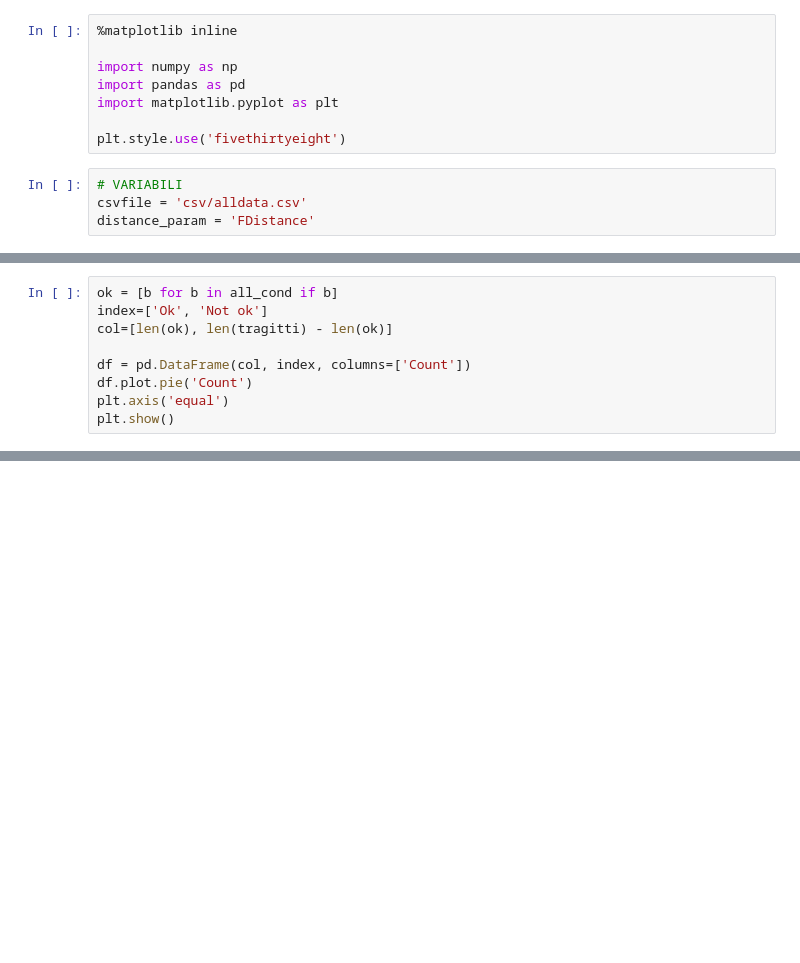
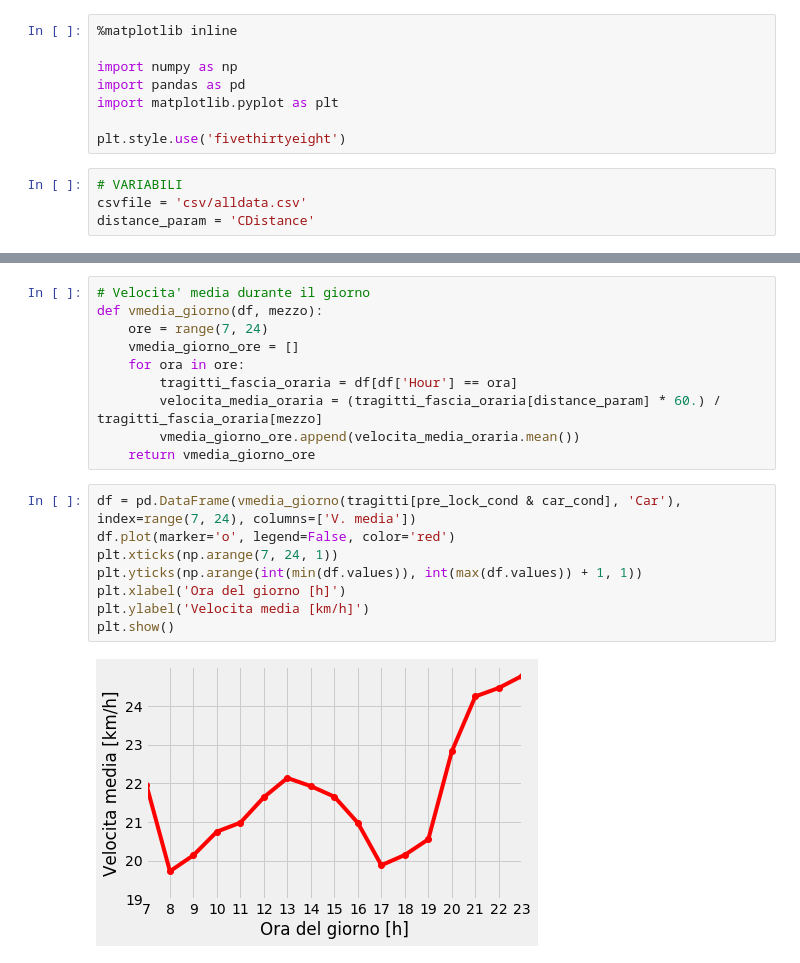
Before and after one commit to mmastrapasqua7/kowalskianalysis, a Jupyter notebook: jupyter/1_Prima_Analisi_Dati_Raccolti.ipynb, the cells around one changed output, grey strips where cells are left out. Cells and saved outputs as stored; diff of their text form; blank space fills up the shorter version.

```diff
--- a/jupyter/1_Prima_Analisi_Dati_Raccolti.ipynb
+++ b/jupyter/1_Prima_Analisi_Dati_Raccolti.ipynb
@@ -9,6 +9,6 @@ plt.style.use('fivethirtyeight')
 # %%
 # VARIABILI
 csvfile = 'csv/alldata.csv'
-distance_param = 'FDistance'
+distance_param = 'CDistance'
 # %%
 tragitti = pd.read_csv(csvfile, index_col=False)
@@ -30,9 +32,0 @@ all_cond = distance_cond & public_cond & bike_cond & foot_cond & car_cond & car2
-# %%
-ok = [b for b in all_cond if b]
-index=['Ok', 'Not ok']
-col=[len(ok), len(tragitti) - len(ok)]
-
-df = pd.DataFrame(col, index, columns=['Count'])
-df.plot.pie('Count')
-plt.axis('equal')
-plt.show()
@@ -40,0 +55,20 @@ plt.show()
+# %%
+# Velocita' media durante il giorno
+def vmedia_giorno(df, mezzo):
+    ore = range(7, 24)
+    vmedia_giorno_ore = []
+    for ora in ore:
+        tragitti_fascia_oraria = df[df['Hour'] == ora]
+        velocita_media_oraria = (tragitti_fascia_oraria[distance_param] * 60.) / tragitti_fascia_oraria[mezzo]
+        vmedia_giorno_ore.append(velocita_media_oraria.mean())
+    return vmedia_giorno_ore
+# %%
+df = pd.DataFrame(vmedia_giorno(tragitti[pre_lock_cond & car_cond], 'Car'), index=range(7, 24), columns=['V. media'])
+df.plot(marker='o', legend=False, color='red')
+plt.xticks(np.arange(7, 24, 1))
+plt.yticks(np.arange(int(min(df.values)), int(max(df.values)) + 1, 1))
+plt.xlabel('Ora del giorno [h]')
+plt.ylabel('Velocita media [km/h]')
+plt.show()
+# %% [output]
+[figure, added]
```
Also changed, not shown: parts of 6 cells of this notebook, 5 other files.
